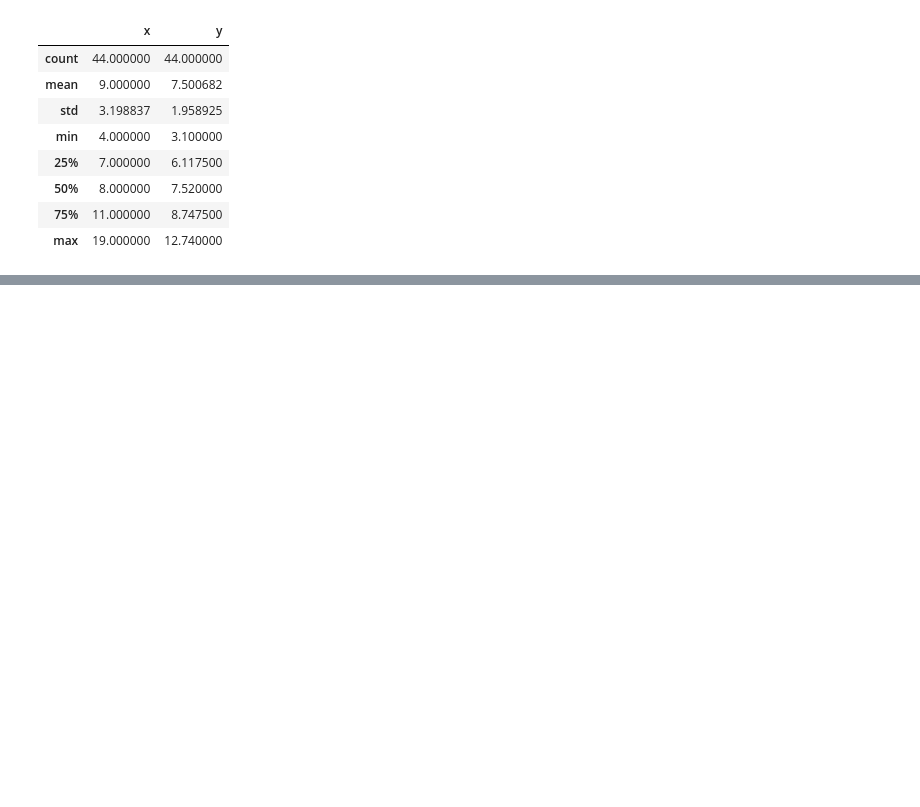
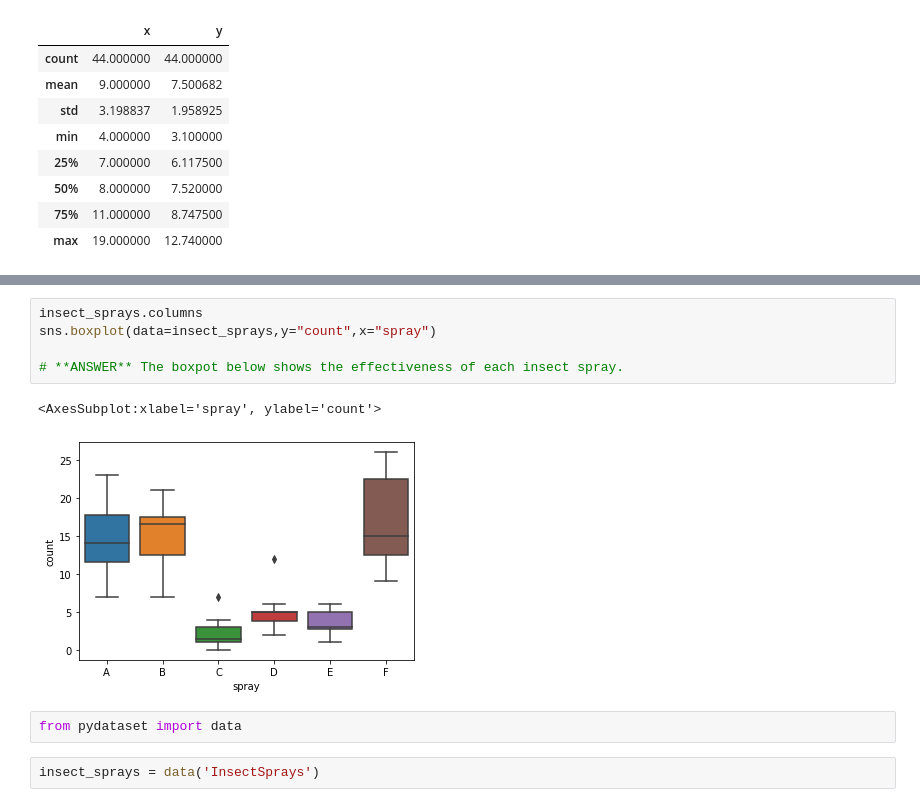
Before and after one commit to lawrence-sao/numpy-pandas-visualization-exercises, a Jupyter notebook: seaborn exercises.ipynb, the cells around one changed output, grey strips where cells are left out. Cells and saved outputs as stored; diff of their text form; blank space fills up the shorter version.

```diff
--- a/seaborn exercises.ipynb
+++ b/seaborn exercises.ipynb
@@ -84,0 +89,12 @@ anscombe.describe()
+# %%
+insect_sprays.columns
+sns.boxplot(data=insect_sprays,y="count",x="spray")
+
+# **ANSWER** The boxpot below shows the effectiveness of each insect spray.
+# %% [output]
+<AxesSubplot:xlabel='spray', ylabel='count'>
+[figure, added]
+# %%
+from pydataset import data
+# %%
+insect_sprays = data('InsectSprays')
```
Also changed, not shown: parts of 15 cells of this notebook, 1 other file.
